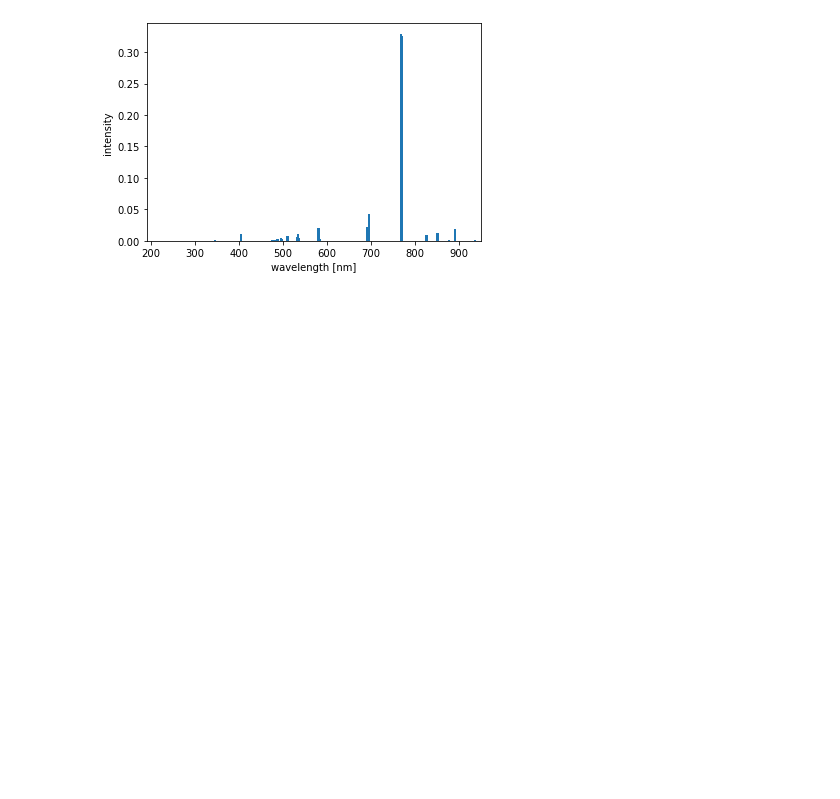
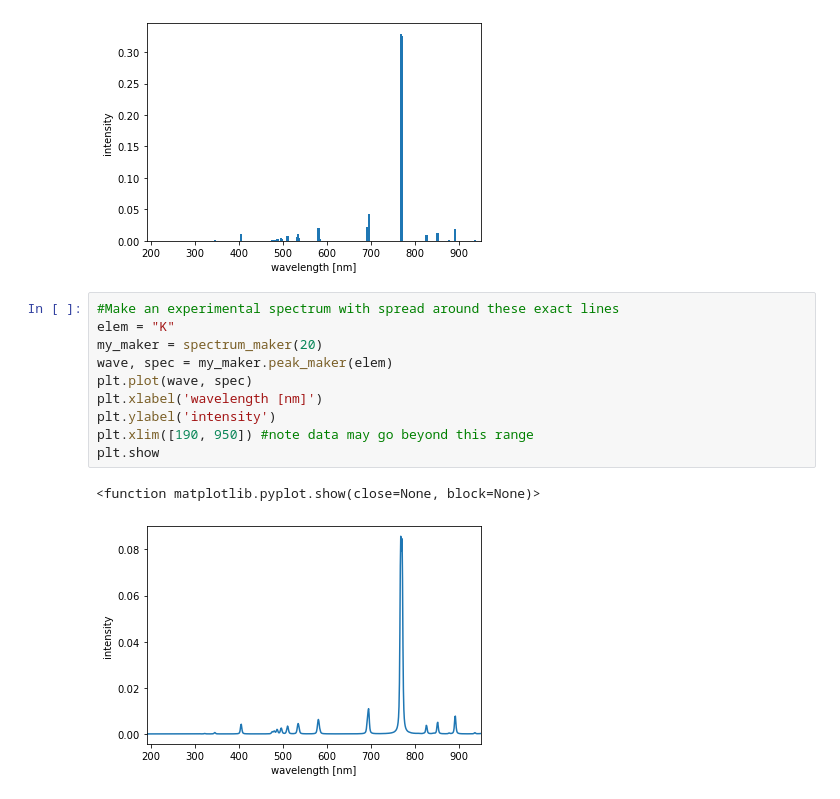
Before and after one commit to MWhitta/phaseMAP, a Jupyter notebook: util/spec_vis.ipynb, the cells around one changed output. Drawn from its saved outputs; the diff is of its cells as text; blank space fills up the shorter version.

```diff
--- a/util/spec_vis.ipynb
+++ b/util/spec_vis.ipynb
@@ -27,3 +35,16 @@ plt.show
 # %% [output]
 <function matplotlib.pyplot.show(close=None, block=None)>
 [figure]
+# %%
+#Make an experimental spectrum with spread around these exact lines
+elem = "K"
+my_maker = spectrum_maker(20)
+wave, spec = my_maker.peak_maker(elem)
+plt.plot(wave, spec)
+plt.xlabel('wavelength [nm]')
+plt.ylabel('intensity')
+plt.xlim([190, 950]) #note data may go beyond this range
+plt.show
+# %% [output]
+<function matplotlib.pyplot.show(close=None, block=None)>
+[figure, added]
```
Also changed, not shown: parts of 4 cells of this notebook, 2 other files.
